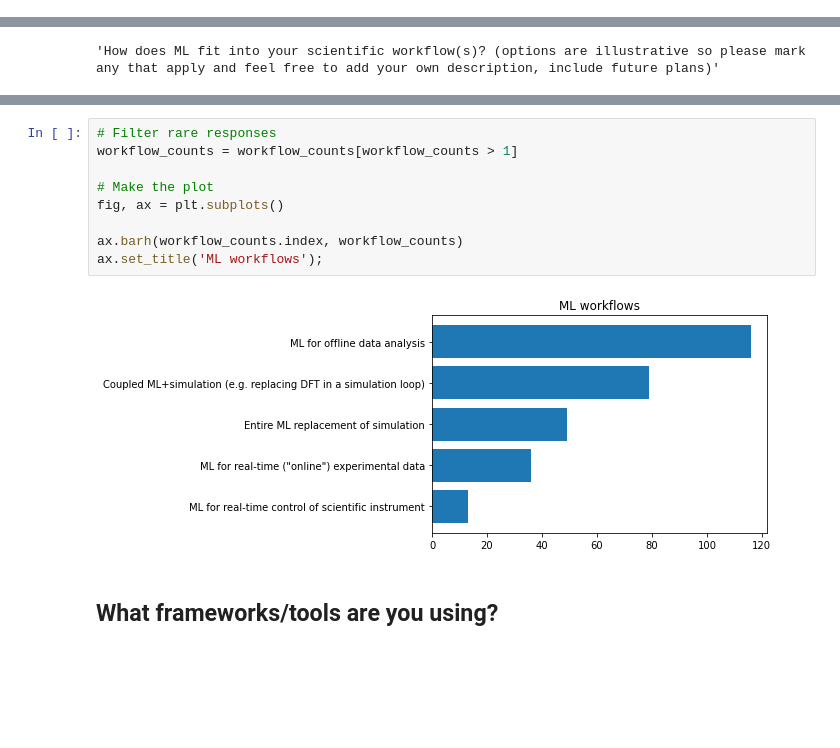
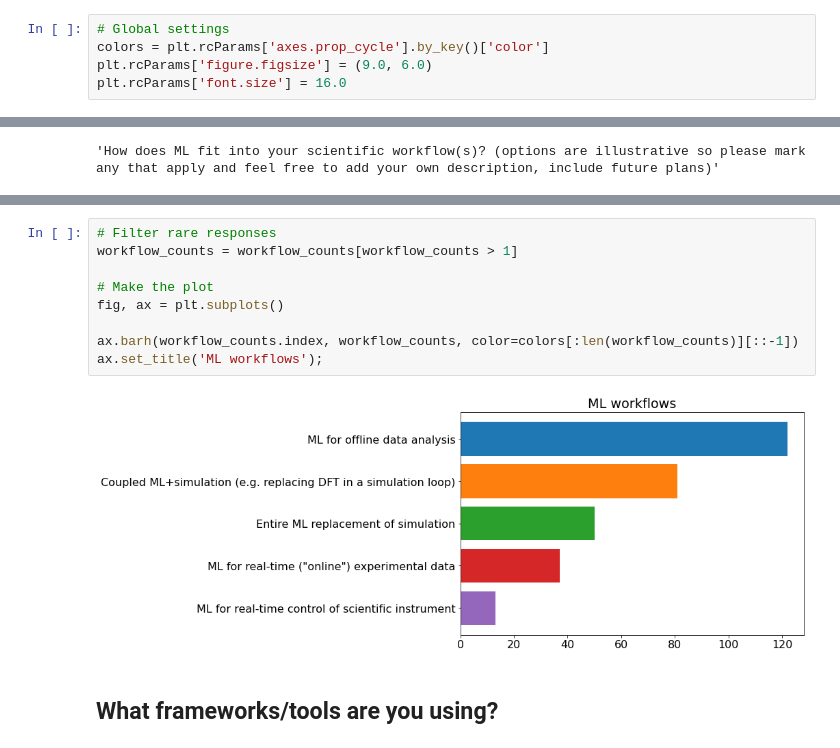
Before and after one commit to sparticlesteve/nersc-ml-survey, a Jupyter notebook: survey_analysis.ipynb, the cells around one changed output, grey strips where cells are left out. Cells and saved outputs as stored; diff of their text form; blank space fills up the shorter version.

Commit message:
update notebook plots

```diff
--- a/survey_analysis.ipynb
+++ b/survey_analysis.ipynb
@@ -15,6 +15,11 @@ def split_multi_response(x):
     """Splits a multiple checkbox answer column into single flattened Series"""
     x = x.dropna()
     return x.apply(lambda x: [s.strip() for s in x.split(',')]).explode()
+# %%
+# Global settings
+colors = plt.rcParams['axes.prop_cycle'].by_key()['color']
+plt.rcParams['figure.figsize'] = (9.0, 6.0)
+plt.rcParams['font.size'] = 16.0
 # %% [markdown]
 ## Load the data
 # %%
@@ -128,14 +138,14 @@ Name: How does ML fit into your scientific workflow(s)? (options are illustrativ
 # %%
 # Filter rare responses
 workflow_counts = workflow_counts[workflow_counts > 1]
 
 # Make the plot
 fig, ax = plt.subplots()
 
-ax.barh(workflow_counts.index, workflow_counts)
+ax.barh(workflow_counts.index, workflow_counts, color=colors[:len(workflow_counts)][::-1])
 ax.set_title('ML workflows');
 # %% [output]
-[figure, old version]
+[figure, new version]
 # %% [markdown]
 ## What frameworks/tools are you using?
 # %%
```
Also changed, not shown: parts of 26 cells of this notebook.
